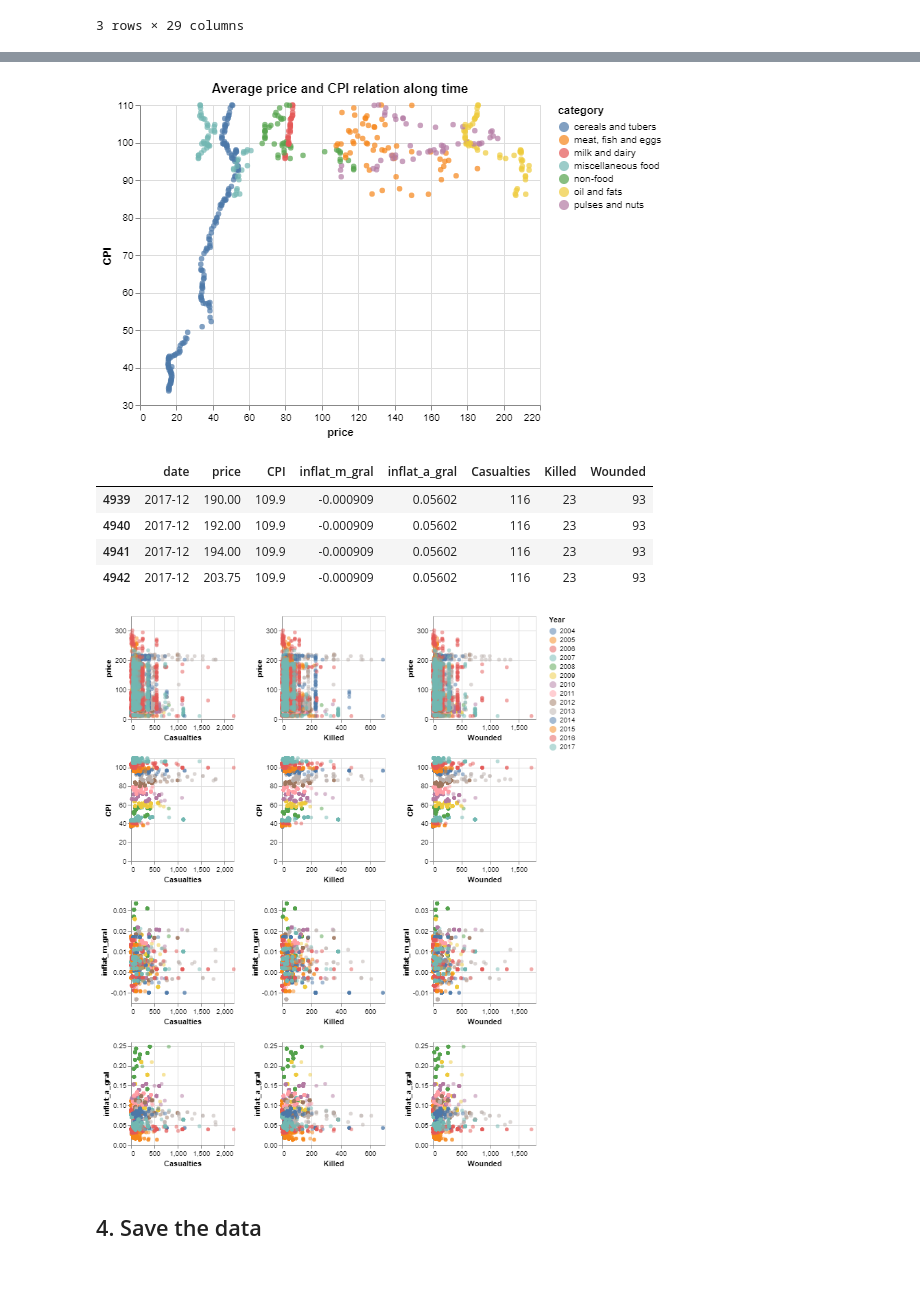
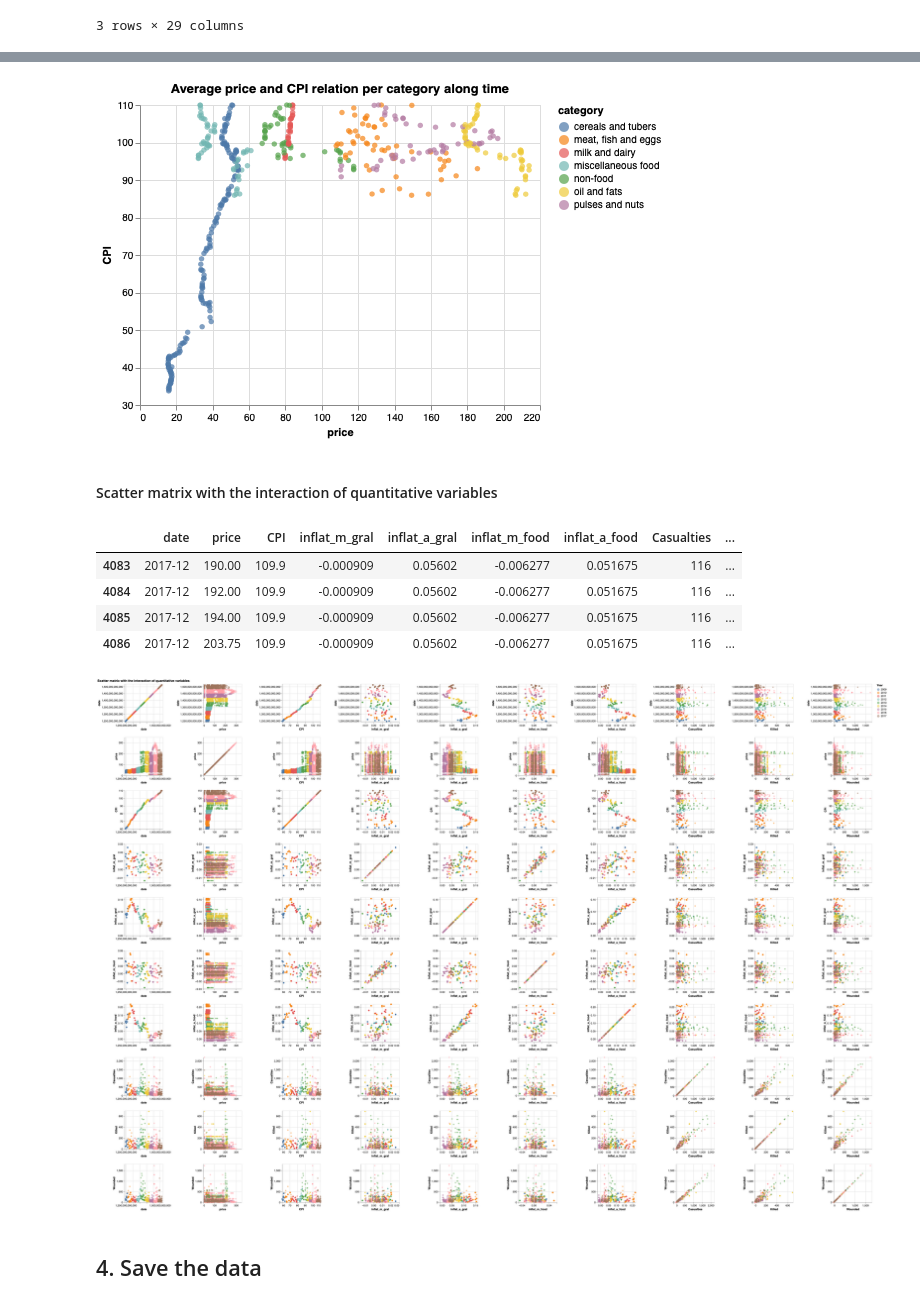
Before and after one commit to vcuspinera/Pakistan_inflation-crime, a Jupyter notebook: src/02_Integrate_&_EDA_finaldata.ipynb, the cells around one changed output, grey strips where cells are left out. Cells and saved outputs as stored; diff of their text form; code cells hidden in the pictures; blank space fills up the shorter version.

```diff
--- a/src/02_Integrate_&_EDA_finaldata.ipynb
+++ b/src/02_Integrate_&_EDA_finaldata.ipynb
@@ -272,33 +265,36 @@ alt.Chart(source).mark_circle().encode(
     #alt.Shape("category"),
     tooltip=["date","category","price","CPI"]
 ).properties(
-    title="Average price and CPI relation along time"
+    title="Average price and CPI relation per category along time"
 )
 # %% [output]
-[figure, old version]
+[figure, new version]
+# %% [markdown]
+#### Scatter matrix with the interaction of quantitative variables
 # %%
-source = pd.pivot_table(df, index=['date','price', 'CPI', 'inflat_m_gral','inflat_a_gral'], values=['Casualties', 'Killed', 'Wounded'], aggfunc=np.sum, fill_value=0).reset_index()
+source = pd.pivot_table(df, index=['date','price', 'CPI','inflat_m_gral','inflat_a_gral','inflat_m_food','inflat_a_food'], values=['Casualties', 'Killed', 'Wounded'], aggfunc=np.sum, fill_value=0).reset_index()
 source.tail(4)
 # %% [output]
-|  | date | price | CPI | inflat_m_gral | inflat_a_gral | Casualties | Killed | Wounded |
-| 4939 | 2017-12 | 190.00 | 109.9 | -0.000909 | 0.05602 | 116 | 23 | 93 |
-| 4940 | 2017-12 | 192.00 | 109.9 | -0.000909 | 0.05602 | 116 | 23 | 93 |
-| 4941 | 2017-12 | 194.00 | 109.9 | -0.000909 | 0.05602 | 116 | 23 | 93 |
-| 4942 | 2017-12 | 203.75 | 109.9 | -0.000909 | 0.05602 | 116 | 23 | 93 |
+|  | date | price | CPI | inflat_m_gral | inflat_a_gral | inflat_m_food | inflat_a_food | Casualties | ... |
+| 4083 | 2017-12 | 190.00 | 109.9 | -0.000909 | 0.05602 | -0.006277 | 0.051675 | 116 | ... |
+| 4084 | 2017-12 | 192.00 | 109.9 | -0.000909 | 0.05602 | -0.006277 | 0.051675 | 116 | ... |
+| 4085 | 2017-12 | 194.00 | 109.9 | -0.000909 | 0.05602 | -0.006277 | 0.051675 | 116 | ... |
+| 4086 | 2017-12 | 203.75 | 109.9 | -0.000909 | 0.05602 | -0.006277 | 0.051675 | 116 | ... |
 # %%
 alt.Chart(source).mark_circle(opacity=.5).encode(
-    alt.X(alt.repeat("column"), type='quantitative'),
-    alt.Y(alt.repeat("row"), type='quantitative'),
+    alt.X(alt.repeat("column"), type='quantitative',scale=alt.Scale(zero=False)),
+    alt.Y(alt.repeat("row"), type='quantitative',scale=alt.Scale(zero=False)),
     alt.Color('year(date):N',title="Year"),
-    tooltip=['year(date)','price', 'CPI', 'inflat_m_gral','inflat_a_gral','Casualties', 'Killed', 'Wounded']
+    tooltip=['year(date)','price','CPI','inflat_m_gral','inflat_a_gral','inflat_m_food','inflat_a_food','Casualties','Killed','Wounded']
 ).properties(
-    width=150,
-    height=150
+    width=150, height=150
 ).repeat(
-    row=['price', 'CPI', 'inflat_m_gral','inflat_a_gral'],
-    column=['Casualties', 'Killed', 'Wounded']
+    row=['date','price','CPI','inflat_m_gral','inflat_a_gral','inflat_m_food','inflat_a_food','Casualties','Killed','Wounded'],
+    column=['date','price','CPI','inflat_m_gral','inflat_a_gral','inflat_m_food','inflat_a_food','Casualties', 'Killed', 'Wounded']
+).properties(
+    title="Scatter matrix with the interaction of quantitative variables"
 )#.interactive()
 # %% [output]
-[figure, old version]
+[figure, new version]
 # %% [markdown]
 ## 4. Save the data
```
Also changed, not shown: parts of 2 cells of this notebook.
